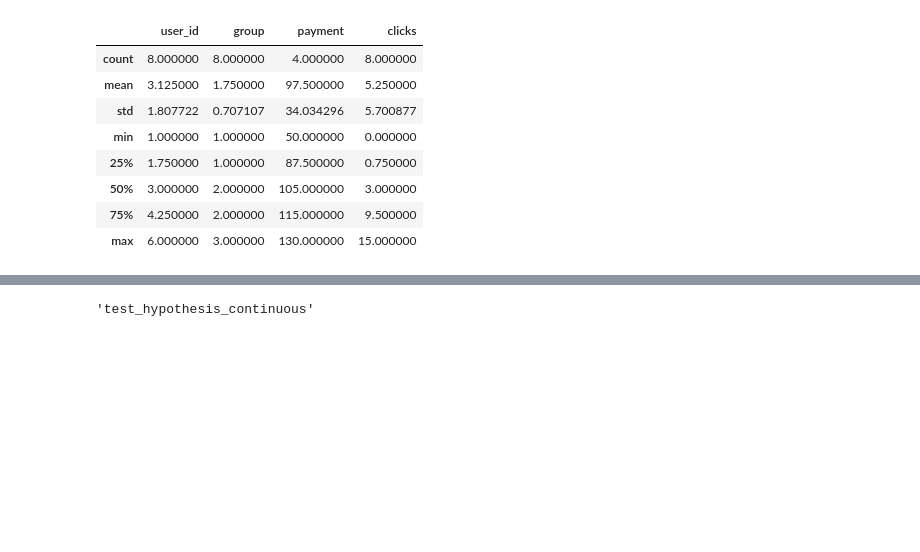
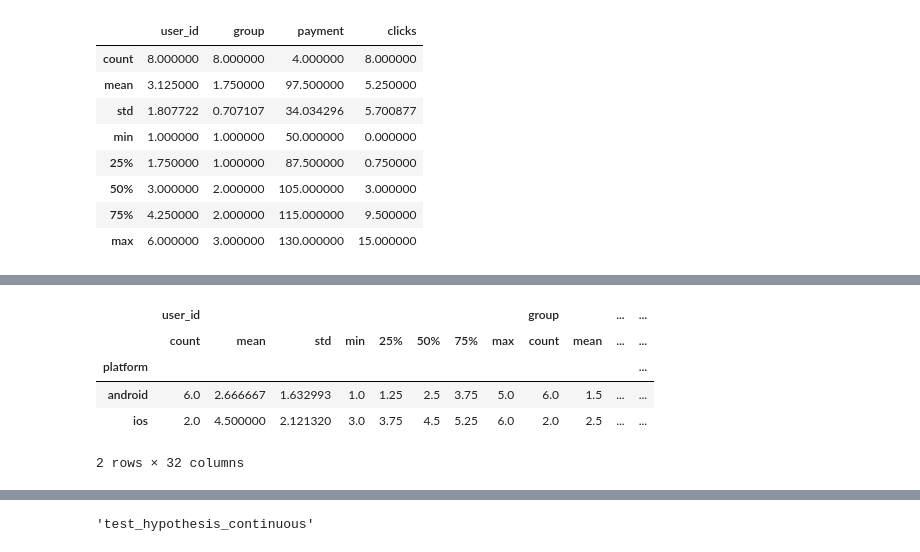
Before and after one commit to sqweptic/burnaby, a Jupyter notebook: src/example.ipynb, the cells around one changed output, grey strips where cells are left out. Saved outputs shown, nothing was run; the diff lists cells and outputs as text; code cells hidden in the pictures; blank space fills up the shorter version.

```diff
--- a/src/example.ipynb
+++ b/src/example.ipynb
@@ -36,3 +67,12 @@ exp_df.describe()
+# %%
+exp_df.groupby('platform').describe()
+# %% [output]
+|  | user_id |  |  |  |  |  |  |  | group |  | ... | ... |
+|  | count | mean | std | min | 25% | 50% | 75% | max | count | mean | ... | ... |
+| platform |  |  |  |  |  |  |  |  |  |  |  | ... |
+| android | 6.0 | 2.666667 | 1.632993 | 1.0 | 1.25 | 2.5 | 3.75 | 5.0 | 6.0 | 1.5 | ... | ... |
+| ios | 2.0 | 4.500000 | 2.121320 | 3.0 | 3.75 | 4.5 | 5.25 | 6.0 | 2.0 | 2.5 | ... | ... |
+2 rows × 32 columns
 # %%
 m = set_ab_test(
     ab_test_name=EXPERIMENT_NAME,
```
Also changed, not shown: parts of 11 cells of this notebook, 11 other files.
